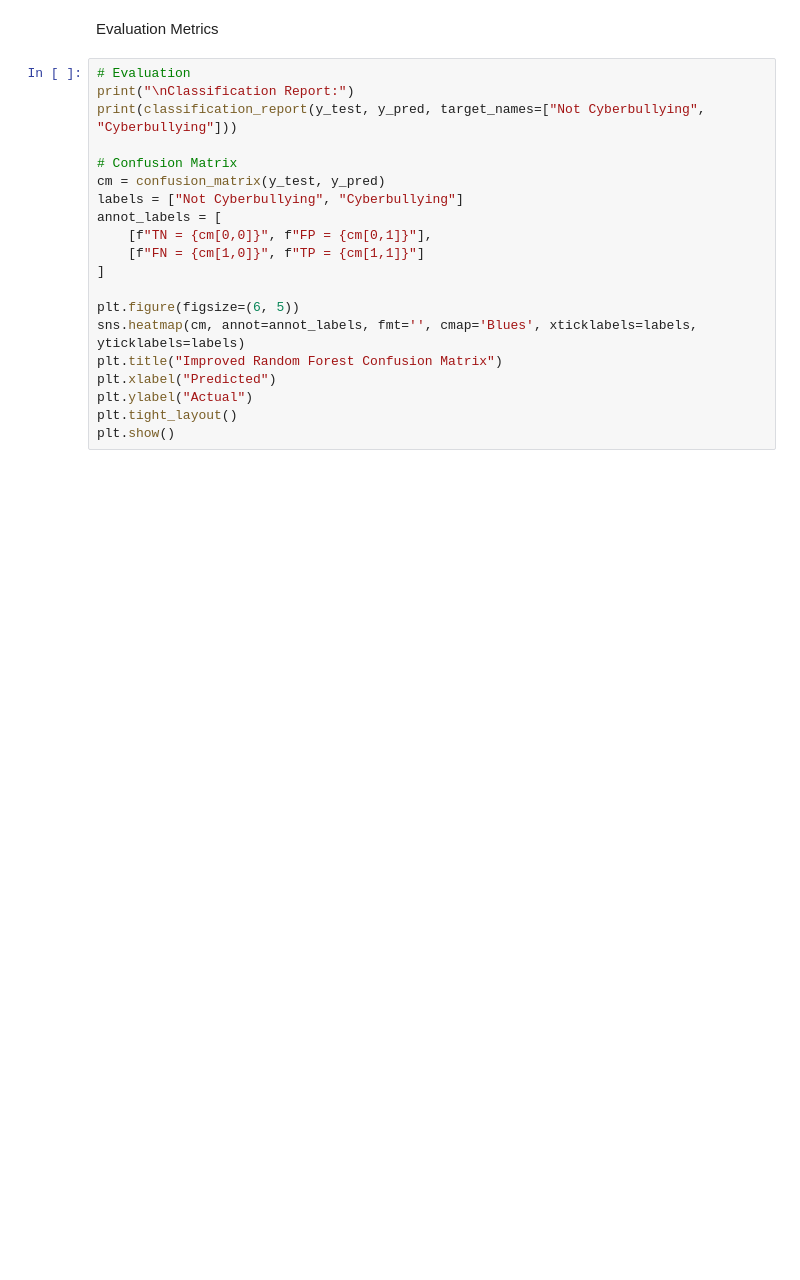
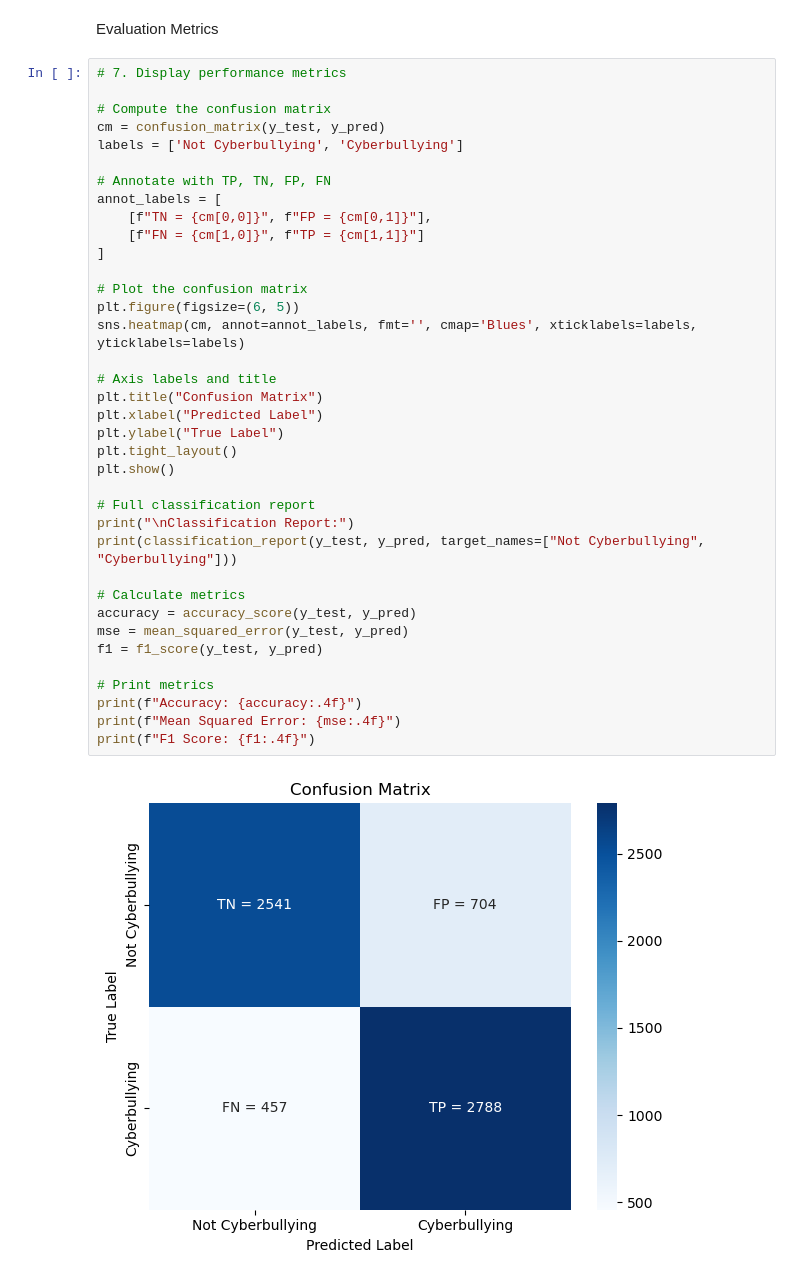
Before and after one commit to k3yg4n/cyberbully-classifier, a Jupyter notebook: tf-idf_and_random_forest/random_forest.ipynb, the cells around one changed output. Saved outputs shown, nothing was run; the diff lists cells and outputs as text; blank space fills up the shorter version.

```diff
--- a/tf-idf_and_random_forest/random_forest.ipynb
+++ b/tf-idf_and_random_forest/random_forest.ipynb
@@ -83,22 +89,41 @@ MemoryError: Unable to allocate 1.55 GiB for an array with shape (10000, 20768)
 # %% [markdown]
 Evaluation Metrics
 # %%
-# Evaluation
-print("\nClassification Report:")
-print(classification_report(y_test, y_pred, target_names=["Not Cyberbullying", "Cyberbullying"]))
+# 7. Display performance metrics
 
-# Confusion Matrix
+# Compute the confusion matrix
 cm = confusion_matrix(y_test, y_pred)
-labels = ["Not Cyberbullying", "Cyberbullying"]
+labels = ['Not Cyberbullying', 'Cyberbullying']
+
+# Annotate with TP, TN, FP, FN
 annot_labels = [
     [f"TN = {cm[0,0]}", f"FP = {cm[0,1]}"],
     [f"FN = {cm[1,0]}", f"TP = {cm[1,1]}"]
 ]
 
+# Plot the confusion matrix
 plt.figure(figsize=(6, 5))
 sns.heatmap(cm, annot=annot_labels, fmt='', cmap='Blues', xticklabels=labels, yticklabels=labels)
-plt.title("Improved Random Forest Confusion Matrix")
-plt.xlabel("Predicted")
-plt.ylabel("Actual")
+
+# Axis labels and title
+plt.title("Confusion Matrix")
+plt.xlabel("Predicted Label")
+plt.ylabel("True Label")
 plt.tight_layout()
 plt.show()
+
+# Full classification report
+print("\nClassification Report:")
+print(classification_report(y_test, y_pred, target_names=["Not Cyberbullying", "Cyberbullying"]))
+
+# Calculate metrics
+accuracy = accuracy_score(y_test, y_pred)
+mse = mean_squared_error(y_test, y_pred)
+f1 = f1_score(y_test, y_pred)
+
+# Print metrics
+print(f"Accuracy: {accuracy:.4f}")
+print(f"Mean Squared Error: {mse:.4f}")
+print(f"F1 Score: {f1:.4f}")
+# %% [output]
+[figure, added]
```
Also changed, not shown: parts of 4 cells of this notebook.
